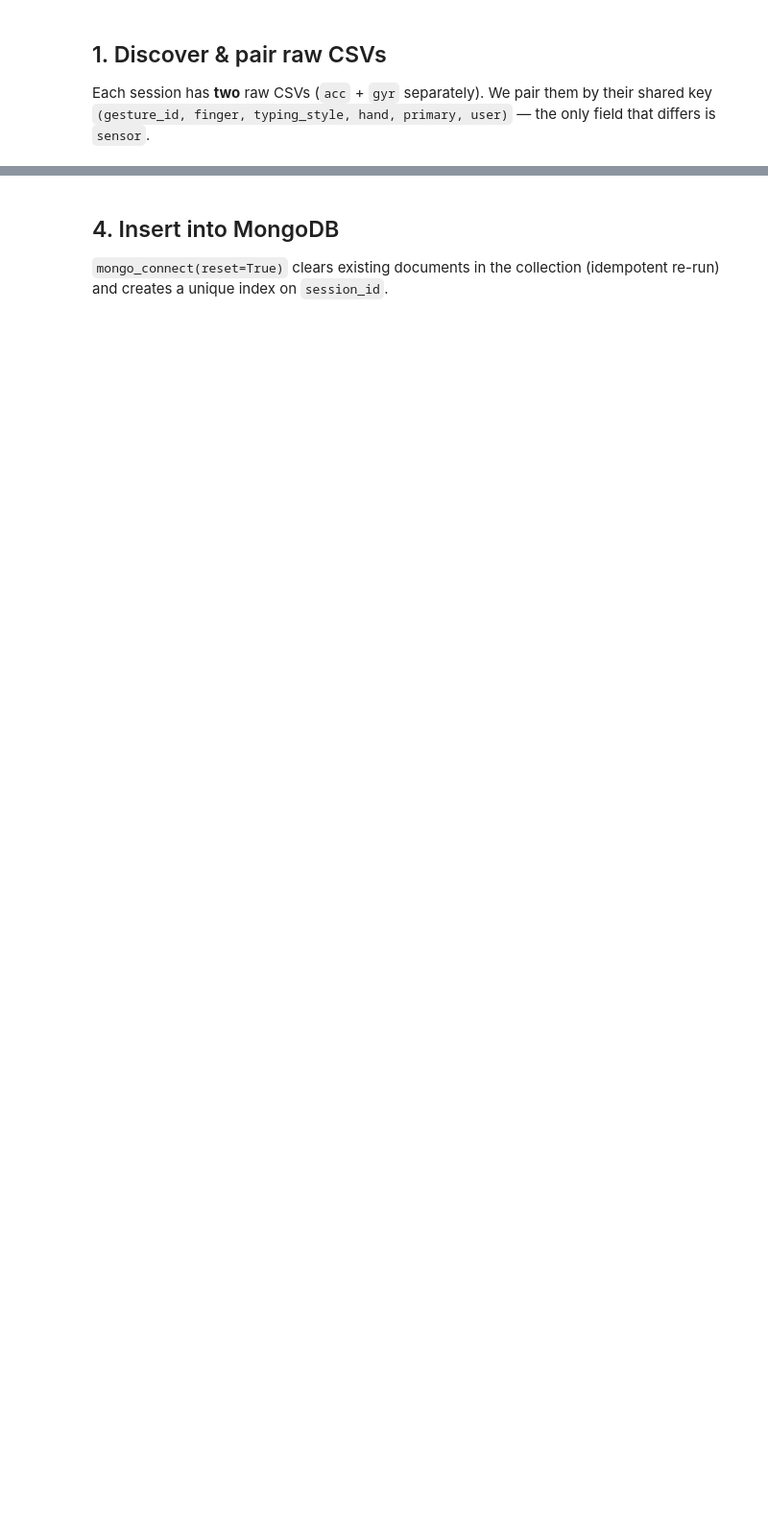
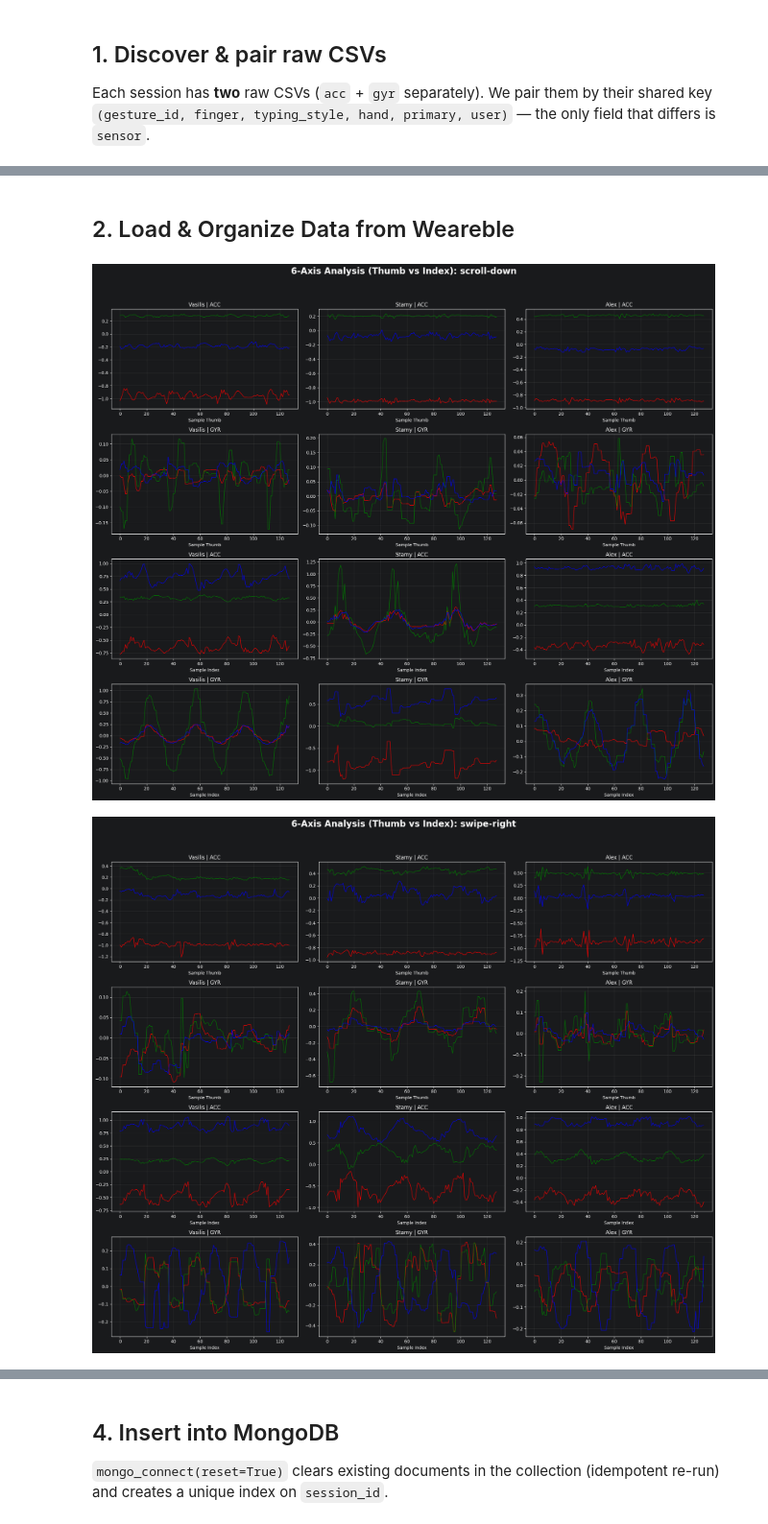
Before and after one commit to vasilisbit/social-media-gesture-recognition, a Jupyter notebook: aiot_dataset_creation_sample.ipynb, the cells around one changed output, grey strips where cells are left out. Shown at 96% size. Saved outputs shown, nothing was run; the diff lists cells and outputs as text; code cells hidden in the pictures; blank space fills up the shorter version.

```diff
--- a/aiot_dataset_creation_sample.ipynb
+++ b/aiot_dataset_creation_sample.ipynb
@@ -49,11 +51,15 @@ Each session has **two** raw CSVs (`acc` + `gyr` separately). We pair them by th
 csvs = discover_csvs(DATA_DIR)
 print(f"Found {len(csvs)} CSV files")
 
+#μπορει να γινει και αλλιως
 pairs = list(pair_acc_gyr(csvs))
 print(f"Paired {len(pairs)} sessions (expecting 27 = 9 gesture×variant × 3 users)")
 
 # Quick sanity: balance per (gesture, user)
 Counter((m["gesture_id"], m["user"]) for m, _, _ in pairs)
+
+#return a dictionary --> look if it works
+all_users = utils.ProcessingData(pairs)
 # %% [output]
 Found 54 CSV files
 Paired 27 sessions (expecting 27 = 9 gesture×variant × 3 users)
@@ -74,0 +66,7 @@ Counter({('scroll-down', 'a'): 2,
+# %% [markdown]
+## 2. Load & Organize Data from Weareble
+# %%
+utils_visual.Plot_6axis(all_users)
+# %% [output]
+[figure, added]
+[figure, added]
```
Also changed, not shown: parts of 13 cells of this notebook, 3 other files.
